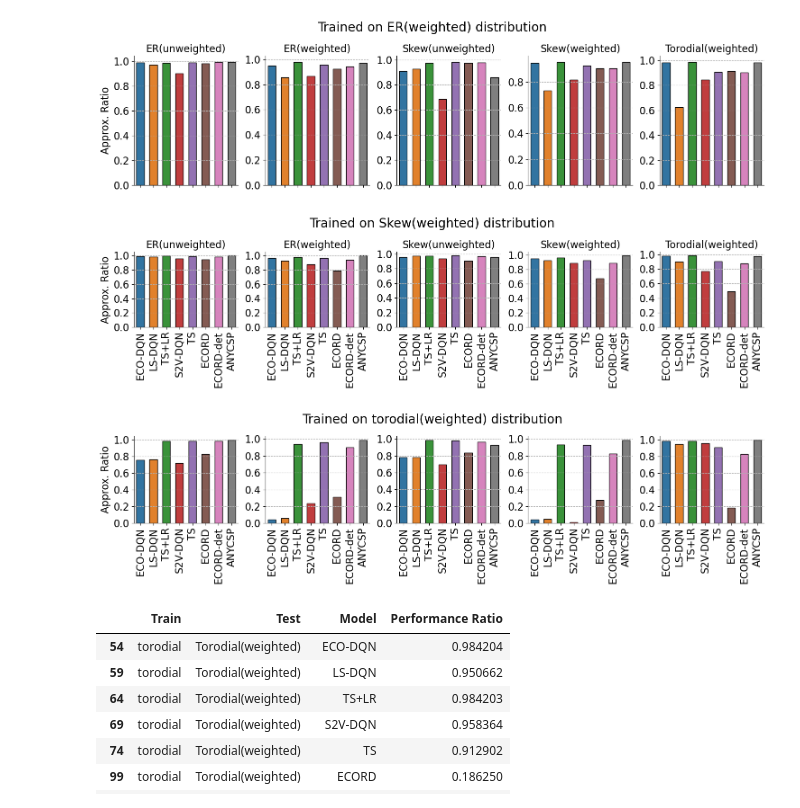
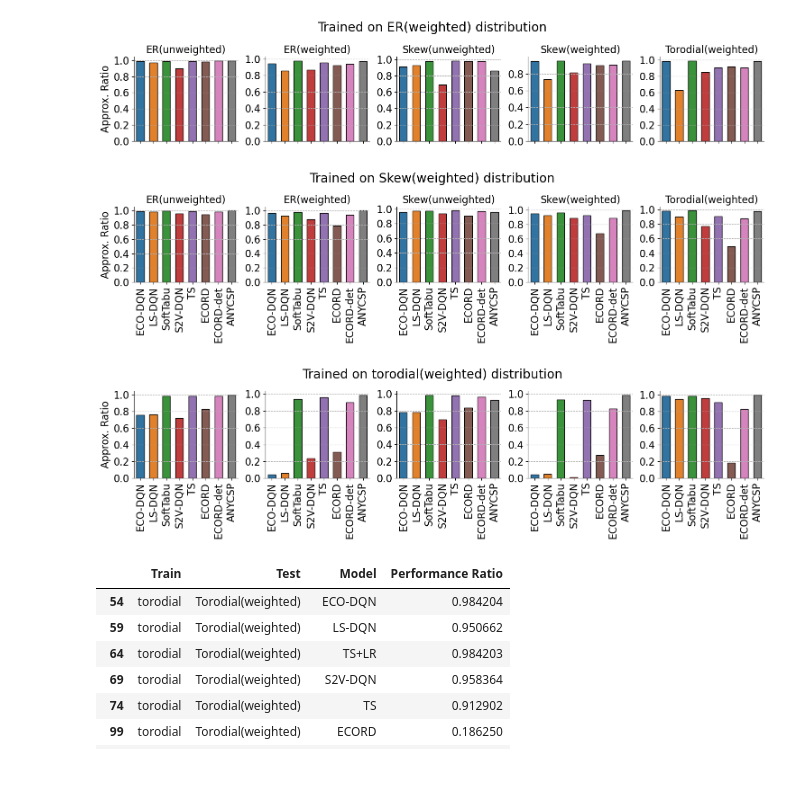
Before and after one commit to ankurnath/Local-Search, a Jupyter notebook: Generelization ratio.ipynb, the cells around one changed output. Cells and saved outputs as stored; diff of their text form; code cells hidden in the pictures; blank space fills up the shorter version.

Commit message:
all models trained

```diff
--- a/Generelization ratio.ipynb
+++ b/Generelization ratio.ipynb
@@ -40,7 +40,7 @@ for folder in folders:
 
         model='LS-DQN'
     elif folder.endswith('LinearRegression'):
-        model='TS+LR'
+        model='SoftTabu'
     elif folder.endswith('TS'):
         model='TS'
     elif folder.endswith('ECO_DQN'):
@@ -220,43 +278,52 @@ import warnings
 warnings.filterwarnings("ignore", category=UserWarning)
 
 j=0
+fig_width = 15
+
+fontsize = 16
 for train_dist, train_group_df in df.groupby('Train'):
 
-    fig, axs = plt.subplots(1, 5, figsize=(15, 4))
+    if j==0:
+        fig_height = 3
+    else:
+        fig_height =4
+
+
+    fig, axs = plt.subplots(1, 5, figsize=(fig_width, fig_height))
     fig.suptitle(f'Trained on {train_dist}(weighted) distribution', fontsize=20)
 
     i = 0
     for test_dist, test_group_df in train_group_df.groupby('Test'):
         sns.barplot(data=test_group_df, x="Model", y="Performance Ratio", ax=axs[i], width=0.6,
                     linewidth=1, edgecolor=".01")
         sns.despine(ax=axs[i], top=True, right=True)
 
         if j==0:
             axs[i].set_xticklabels( [])
             pass
         else:
             axs[i].set_xticklabels(axs[i].get_xticklabels(), rotation=90,fontsize=16)
             # axs[i].set_xticklabels(['ECO-DQN','LS-DQN','TS+LR','S2V-DQN','TS'], rotation=90,fontsize=16)
         axs[i].set_yticklabels(axs[i].get_yticklabels(),fontsize=16)
         if j!=2:
             axs[i].set_title(test_dist,fontsize=16)
         axs[i].set_xlabel('')
         if i>0:
            axs[i].set_ylabel('')
         else:
             axs[i].set_ylabel('Approx. Ratio',fontsize=16)
         axs[i].grid(True, linestyle='--', alpha=1,axis='y')
         i += 1
         # )
     plt.tight_layout()
     plt.savefig(f'{train_dist}.pdf',format='pdf', dpi=500,bbox_inches='tight')
     plt.show()
 
     j+=1
 # %% [output]
-[figure, old version]
+[figure, new version]
-[figure, old version]
+[figure, new version]
-[figure, old version]
+[figure, new version]
 # %%
 test_group_df
 # %% [output]
```
Also changed, not shown: parts of 1 cell of this notebook, 6 other files.
